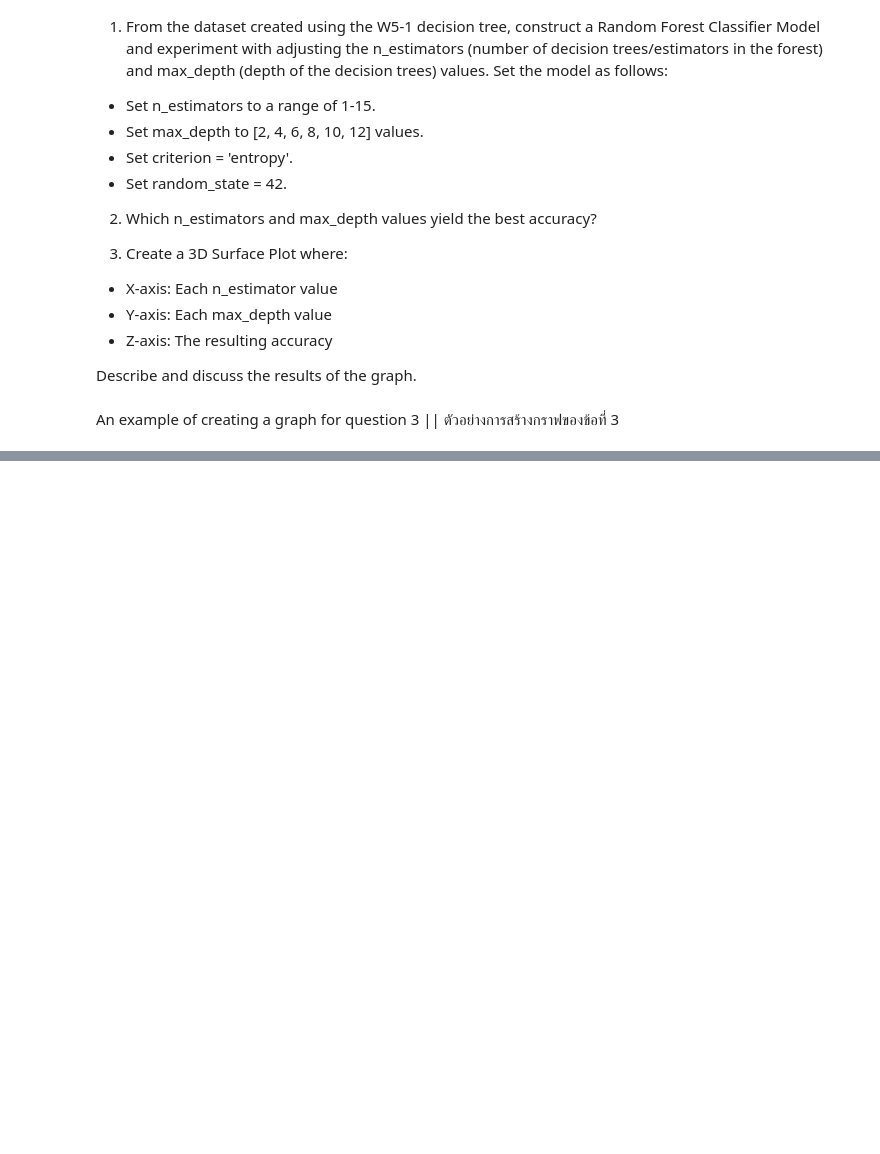
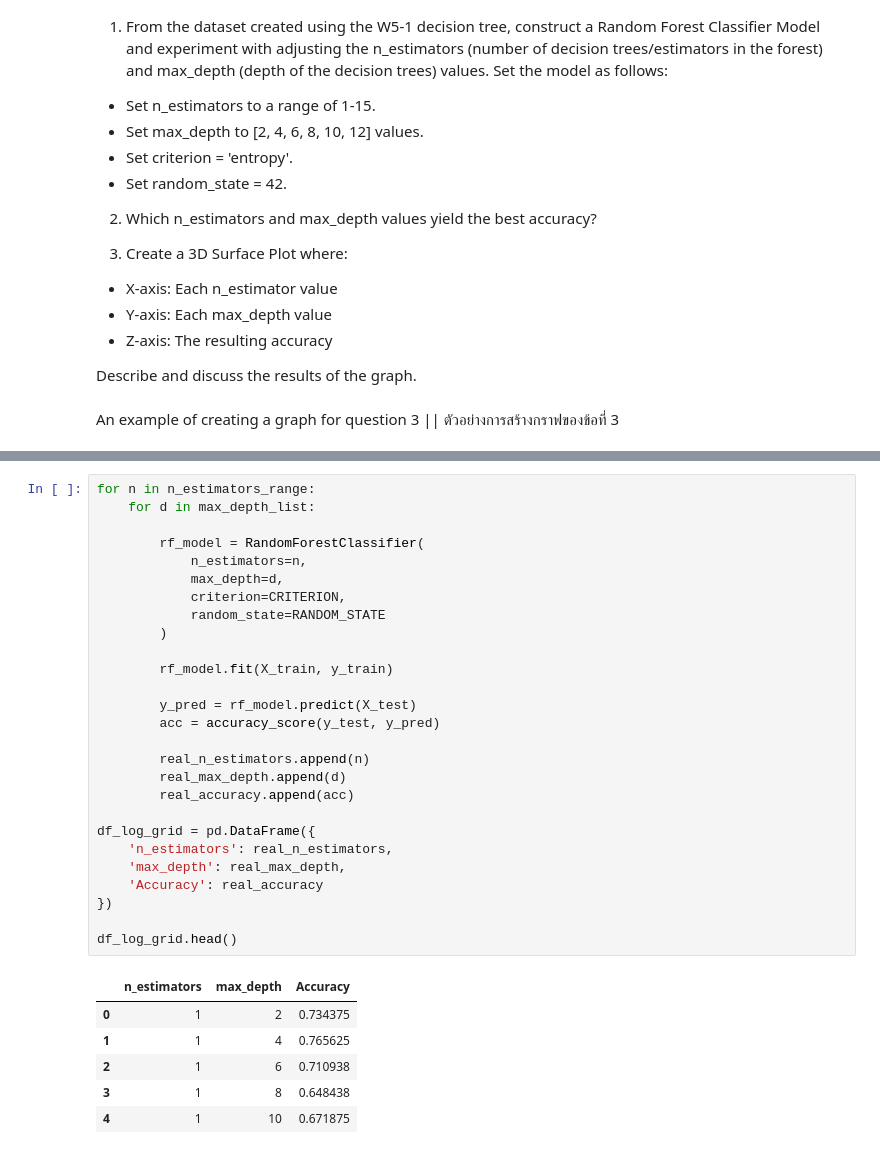
Before and after one commit to WaroonRagwongsiri/IntroMLHomework, a Jupyter notebook: Week5/W5-2_Random_Forest.ipynb, the cells around one changed output, grey strips where cells are left out. Drawn from its saved outputs; the diff is of its cells as text; blank space fills up the shorter version.

```diff
--- a/Week5/W5-2_Random_Forest.ipynb
+++ b/Week5/W5-2_Random_Forest.ipynb
@@ -1167,0 +1209,34 @@ plt.show()
+# %%
+for n in n_estimators_range:
+	for d in max_depth_list:
+
+		rf_model = RandomForestClassifier(
+			n_estimators=n,
+			max_depth=d,
+			criterion=CRITERION,
+			random_state=RANDOM_STATE
+		)
+
+		rf_model.fit(X_train, y_train)
+
+		y_pred = rf_model.predict(X_test)
+		acc = accuracy_score(y_test, y_pred)
+
+		real_n_estimators.append(n)
+		real_max_depth.append(d)
+		real_accuracy.append(acc)
+
+df_log_grid = pd.DataFrame({
+	'n_estimators': real_n_estimators,
+	'max_depth': real_max_depth,
+	'Accuracy': real_accuracy
+})
+
+df_log_grid.head()
+# %% [output]
+|  | n_estimators | max_depth | Accuracy |
+| 0 | 1 | 2 | 0.734375 |
+| 1 | 1 | 4 | 0.765625 |
+| 2 | 1 | 6 | 0.710938 |
+| 3 | 1 | 8 | 0.648438 |
+| 4 | 1 | 10 | 0.671875 |
```
Also changed, not shown: parts of 12 cells of this notebook.
